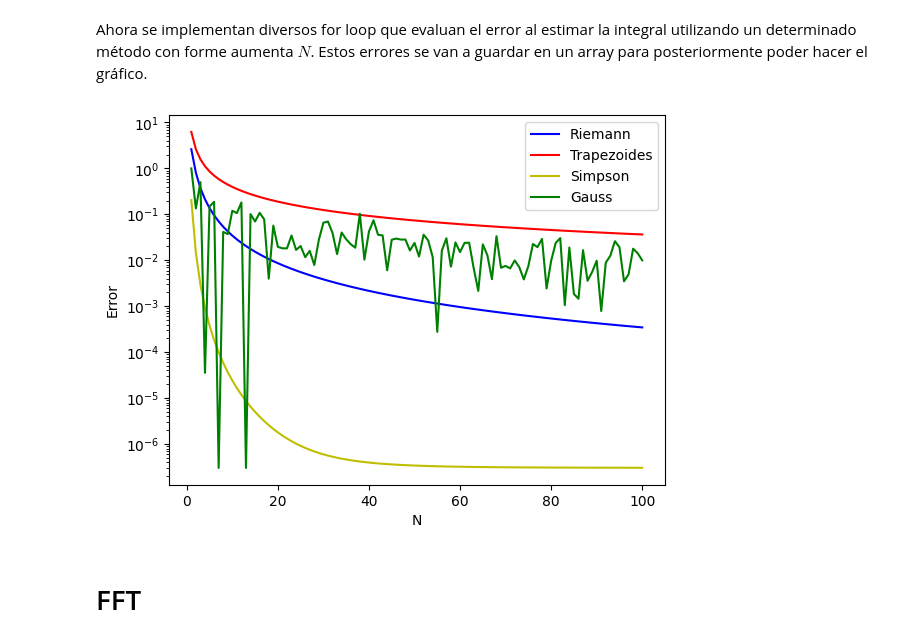
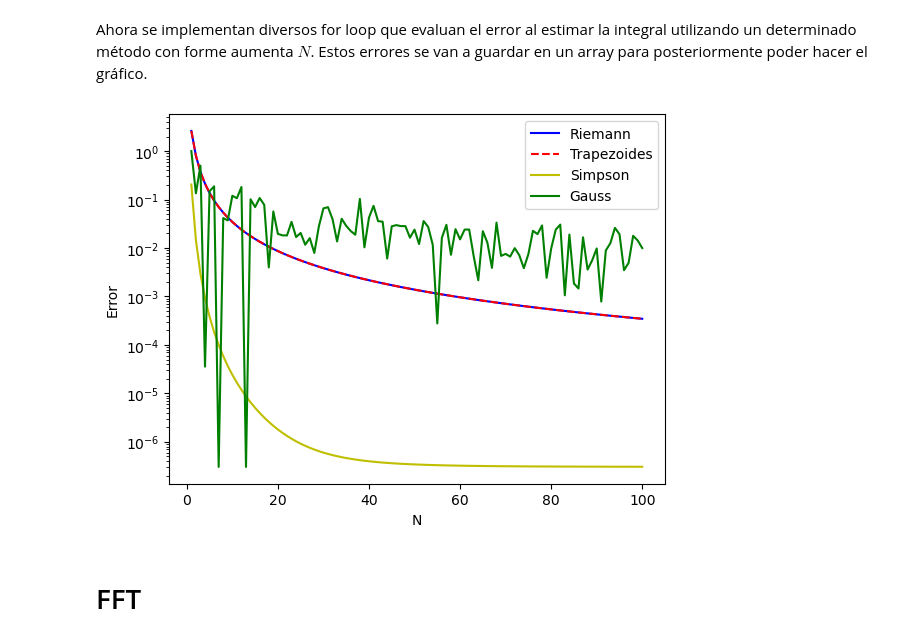
Before and after one commit to Kporras21/Metodos_n-mericos, a Jupyter notebook: numerical.ipynb, the cells around one changed output. Saved outputs shown, nothing was run; the diff lists cells and outputs as text; code cells hidden in the pictures.

Commit message:
Corrección trapezoides

```diff
--- a/numerical.ipynb
+++ b/numerical.ipynb
@@ -69,7 +69,7 @@ def I_Trapezoides(a, b, N):
 
     #Se realiza un for loop para iterar sobre cada elemento de la función evaluada en el
     #punto a+kh y el resultado se guarda en la variable Sum:
-    for k in range(N):
+    for k in range(1, N):
         Sum += function(a+(k*h))
     return h * (1/2 * function(a) + 1/2 * function(b) + Sum) #retorna el valor de la integral
 # %% [markdown]
@@ -220,16 +220,16 @@ for N in range(1, 101):
     err_Gauss[N-1] = err
 # %%
 plt.plot(range(1, 101), err_Riemman, linestyle='-', color='b', label='Riemann')
-plt.plot(range(1, 101), err_Trapezoides, linestyle='-', color='r', label='Trapezoides')
+plt.plot(range(1, 101), err_Trapezoides, linestyle='--', color='r', label='Trapezoides')
 plt.plot(range(1, 101), err_Simpson, linestyle='-', color='y', label='Simpson')
 plt.plot(range(1, 101), err_Gauss, linestyle='-', color='g', label='Gauss')
 plt.yscale('log')
 plt.xlabel('N')
 plt.ylabel('Error')
 plt.legend()
 plt.show()
 # %% [output]
-[figure, old version]
+[figure, new version]
 # %% [markdown]
 # FFT
 # %% [markdown]
```
Also changed, not shown: parts of 1 cell of this notebook.
